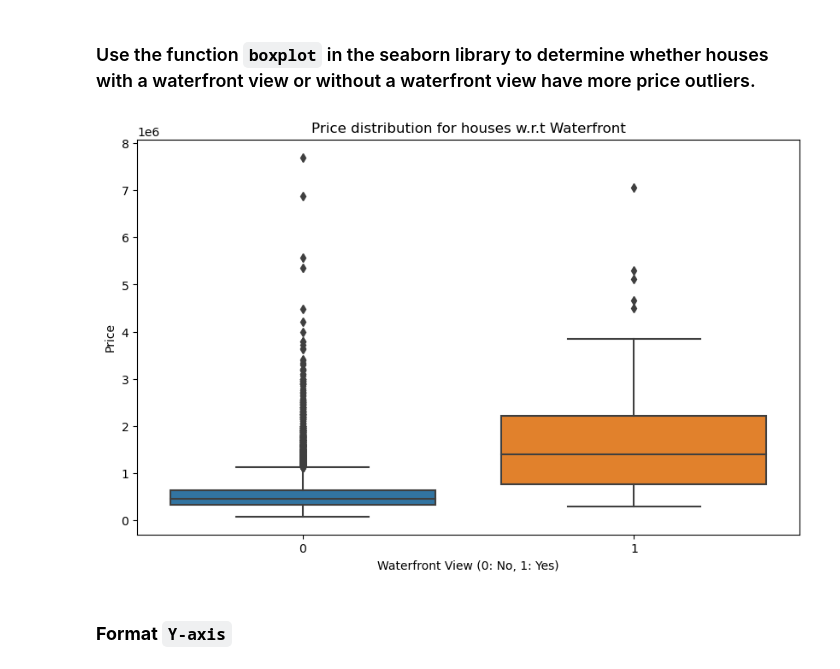
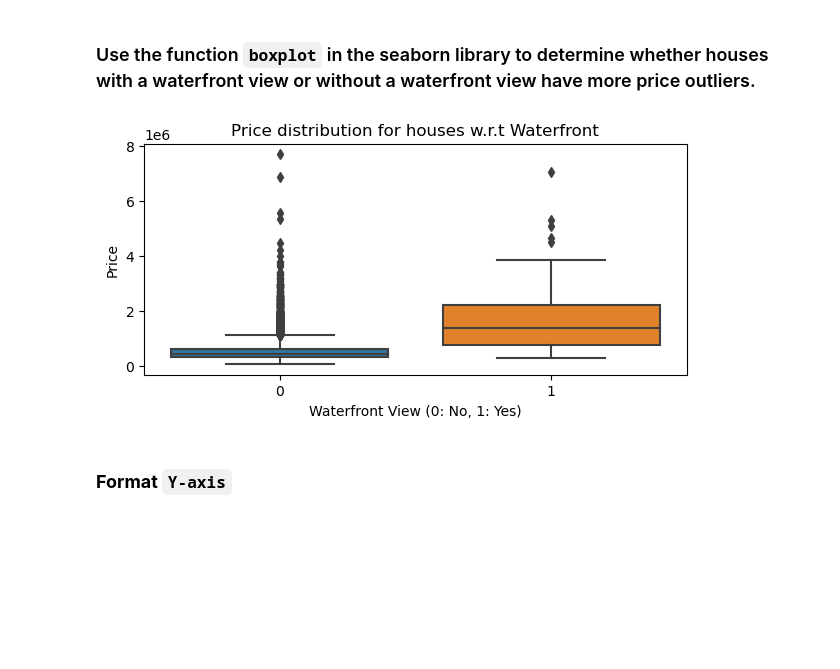
Before and after one commit to ParthM16/House-Price-Prediction-Python-, a Jupyter notebook: Python_Price_Prediction_Project.ipynb, the cells around one changed output. Saved outputs shown, nothing was run; the diff lists cells and outputs as text; code cells hidden in the pictures; blank space fills up the shorter version.

```diff
--- a/Python_Price_Prediction_Project.ipynb
+++ b/Python_Price_Prediction_Project.ipynb
@@ -246,14 +247,14 @@ Name: sqft_lot, dtype: int64
 # %% [markdown]
 ### Use the function <code>boxplot</code> in the seaborn library  to  determine whether houses with a waterfront view or without a waterfront view have more price outliers.
 # %%
-plt.figure(figsize=(10,6))
+plt.figure(figsize=(7,3))
 sns.boxplot(x='waterfront',y='price', data=df)
 plt.xlabel('Waterfront View (0: No, 1: Yes)')
 plt.ylabel('Price')
 plt.title('Price distribution for houses w.r.t Waterfront')
 plt.show()
 # %% [output]
-[figure, old version]
+[figure, new version]
 # %% [markdown]
 ### <b>Format</b> <code>Y-axis</code>
 # %%
```
Also changed, not shown: parts of 14 cells of this notebook.
